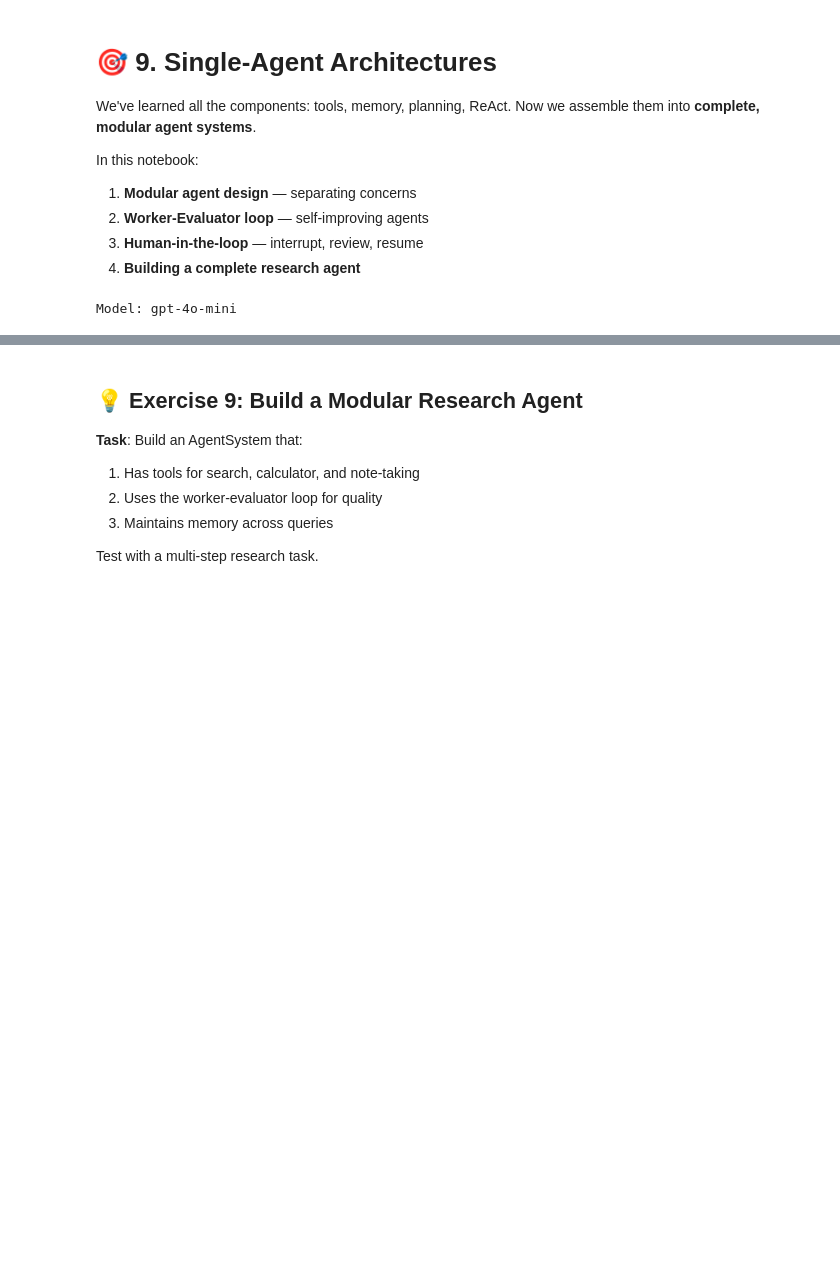
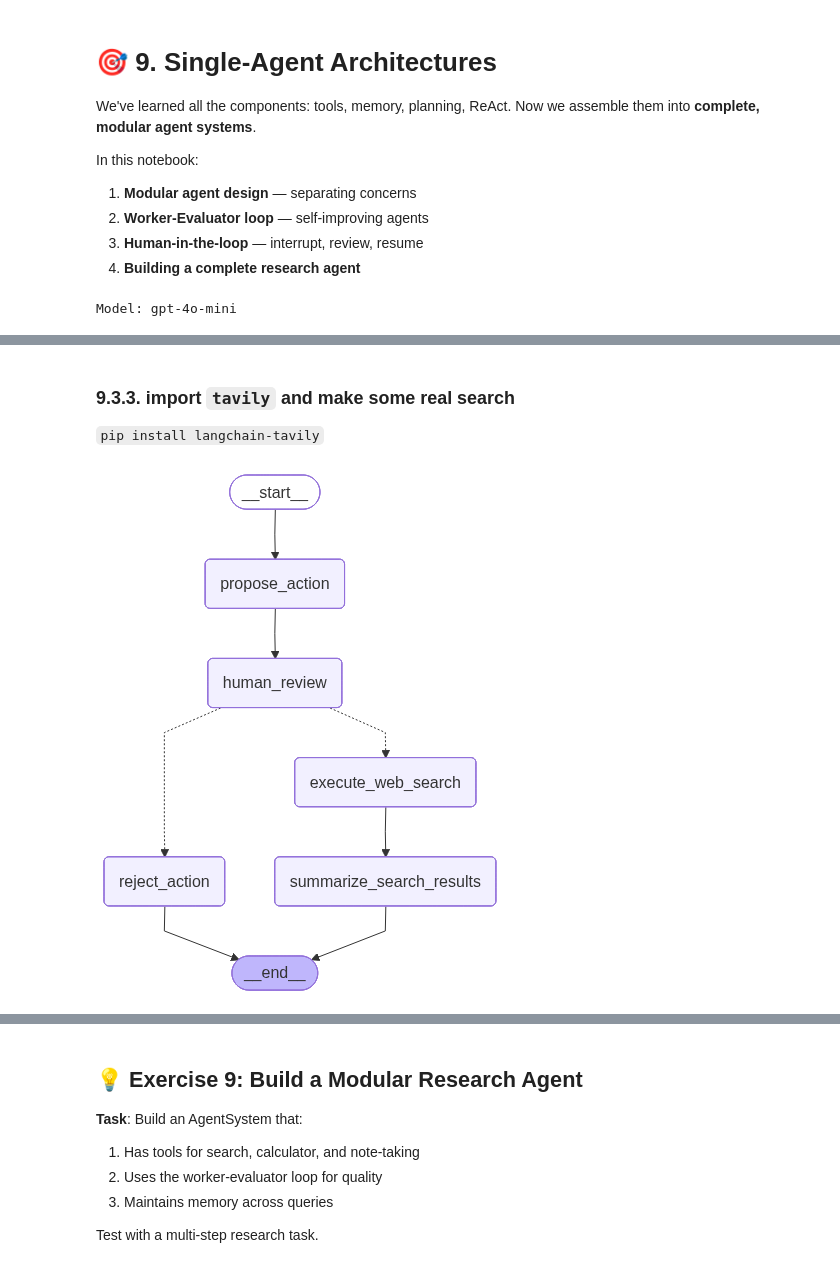
Before and after one commit to pmoschos/ai-for-developers, a Jupyter notebook: ai-part/module_05_agents/09_single_agent_architectures_create_ag.ipynb, the cells around one changed output, grey strips where cells are left out. Drawn from its saved outputs; the diff is of its cells as text; code cells hidden in the pictures; blank space fills up the shorter version.

```diff
--- a/ai-part/module_05_agents/09_single_agent_architectures_create_ag.ipynb
+++ b/ai-part/module_05_agents/09_single_agent_architectures_create_ag.ipynb
@@ -77,0 +635,4 @@ This is implemented in LangGraph using `interrupt_before` on specific nodes.
+# %% [markdown]
+### 9.3.3. import `tavily` and make some real search
+
+`pip install langchain-tavily`
@@ -77,0 +977,6 @@ This is implemented in LangGraph using `interrupt_before` on specific nodes.
+# %%
+from IPython.display import display, Image
+
+display(Image(hitl_app.get_graph().draw_mermaid_png()))
+# %% [output]
+[figure, added]
```
Also changed, not shown: parts of 15 cells of this notebook, 3 other files.
